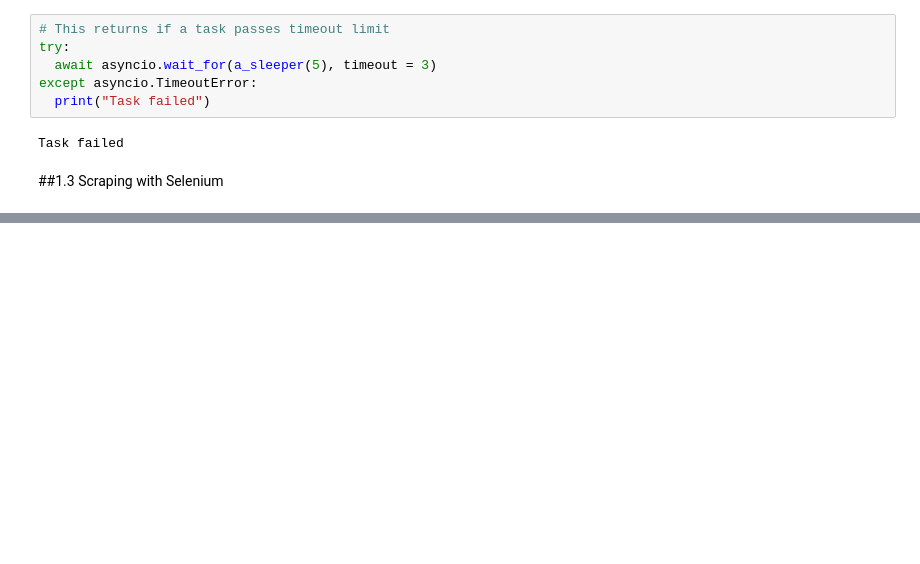
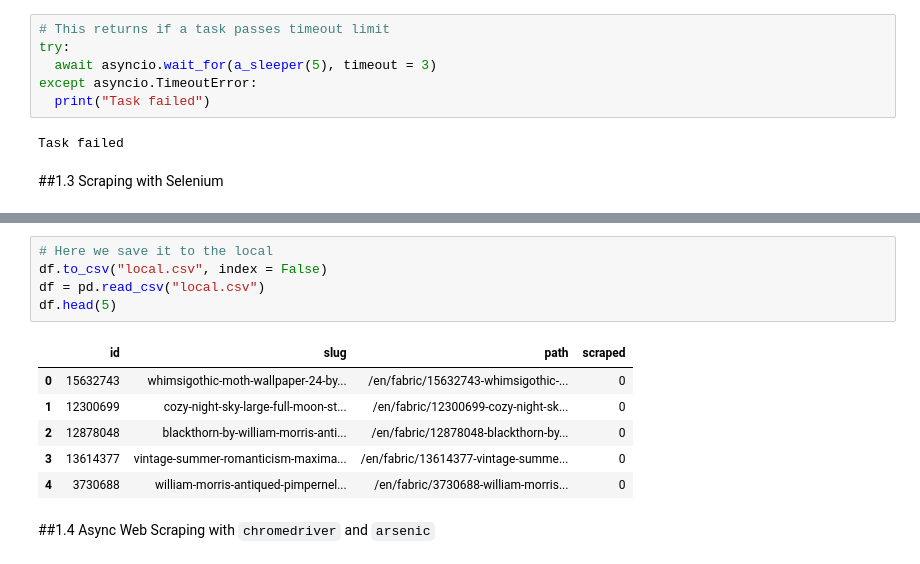
Before and after one commit to anilaksu/Algorithmic-Trading-Codes, a Jupyter notebook: Asynchronous_Python.ipynb, the cells around one changed output, grey strips where cells are left out. Drawn from its saved outputs; the diff is of its cells as text; blank space fills up the shorter version.

```diff
--- a/Asynchronous_Python.ipynb
+++ b/Asynchronous_Python.ipynb
@@ -169,0 +238,14 @@ Task failed
+# %%
+# Here we save it to the local
+df.to_csv("local.csv", index = False)
+df = pd.read_csv("local.csv")
+df.head(5)
+# %% [output]
+|  | id | slug | path | scraped |
+| 0 | 15632743 | whimsigothic-moth-wallpaper-24-by... | /en/fabric/15632743-whimsigothic-... | 0 |
+| 1 | 12300699 | cozy-night-sky-large-full-moon-st... | /en/fabric/12300699-cozy-night-sk... | 0 |
+| 2 | 12878048 | blackthorn-by-william-morris-anti... | /en/fabric/12878048-blackthorn-by... | 0 |
+| 3 | 13614377 | vintage-summer-romanticism-maxima... | /en/fabric/13614377-vintage-summe... | 0 |
+| 4 | 3730688 | william-morris-antiqued-pimpernel... | /en/fabric/3730688-william-morris... | 0 |
+# %% [markdown]
+##1.4 Async Web Scraping with `chromedriver` and `arsenic`
```
Also changed, not shown: parts of 11 cells of this notebook.
